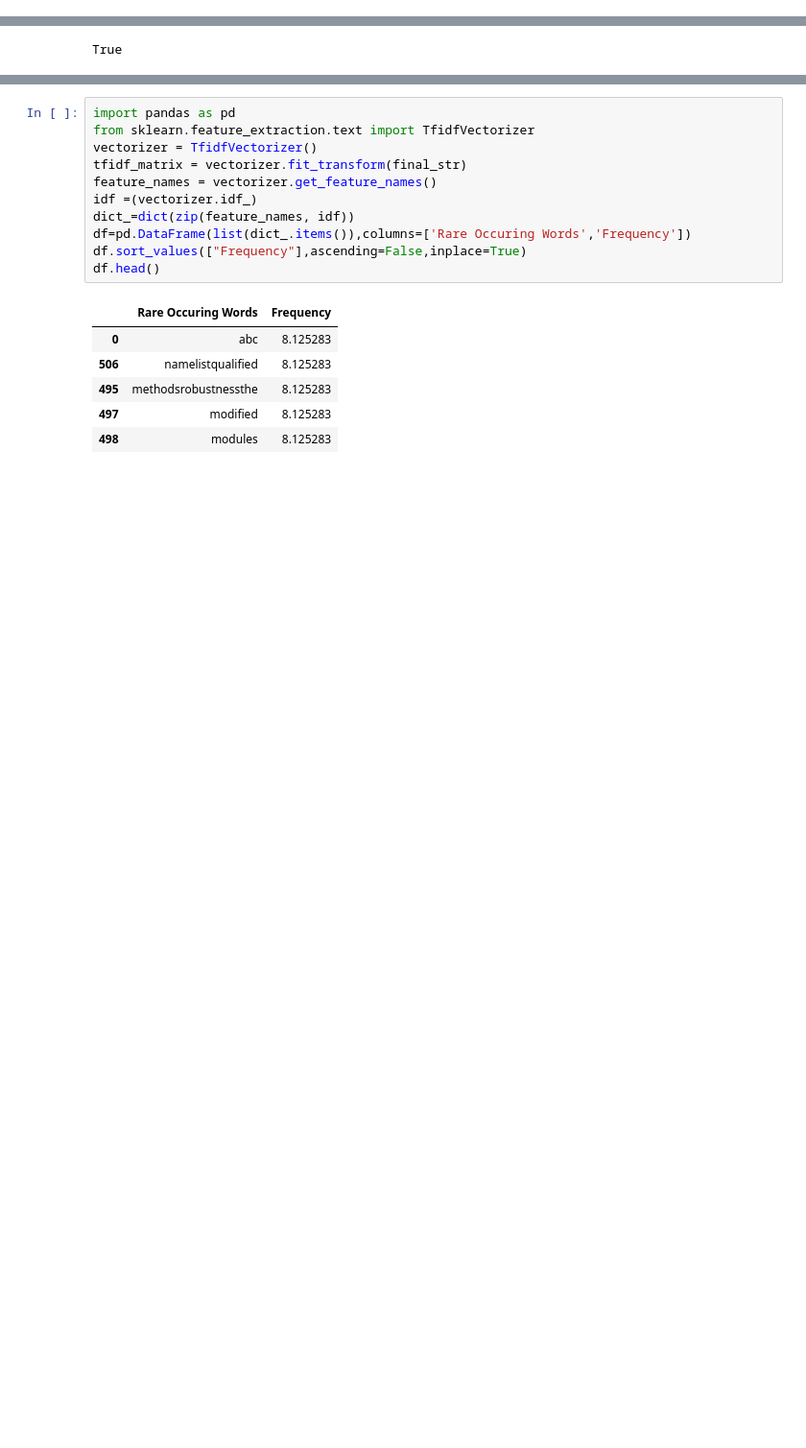
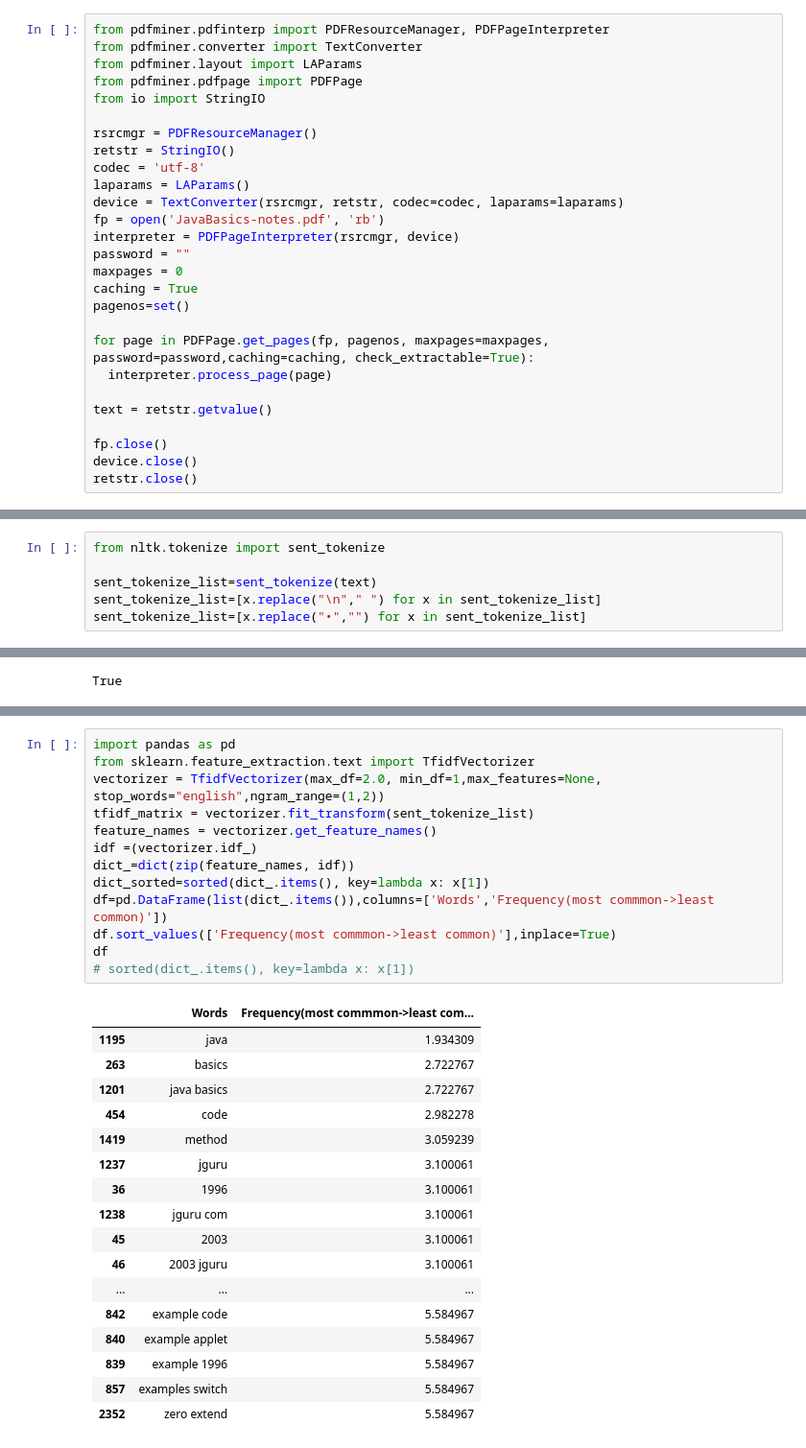
Before and after one commit to tanmaypandey7/Java-e-Book-NLP-Analysis, a Jupyter notebook: Assignment_NLP.ipynb, the cells around one changed output, grey strips where cells are left out. Shown: that part at 96% size. Drawn from its saved outputs; the diff is of its cells as text; blank space fills up the shorter version.

```diff
--- a/Assignment_NLP.ipynb
+++ b/Assignment_NLP.ipynb
@@ -39,3 +30,30 @@ for fn in uploaded.keys():
 [interactive output not drawn]
 Saving JavaBasics-notes.pdf to JavaBasics-notes.pdf
 User uploaded file "JavaBasics-notes.pdf" with length 321459 bytes
+# %%
+from pdfminer.pdfinterp import PDFResourceManager, PDFPageInterpreter
+from pdfminer.converter import TextConverter
+from pdfminer.layout import LAParams
+from pdfminer.pdfpage import PDFPage
+from io import StringIO
+
+rsrcmgr = PDFResourceManager()
+retstr = StringIO()
+codec = 'utf-8'
+laparams = LAParams()
+device = TextConverter(rsrcmgr, retstr, codec=codec, laparams=laparams)
+fp = open('JavaBasics-notes.pdf', 'rb')
+interpreter = PDFPageInterpreter(rsrcmgr, device)
+password = ""
+maxpages = 0
+caching = True
+pagenos=set()
+
+for page in PDFPage.get_pages(fp, pagenos, maxpages=maxpages, password=password,caching=caching, check_extractable=True):
+  interpreter.process_page(page)
+
+text = retstr.getvalue()
+
+fp.close()
+device.close()
+retstr.close()
@@ -42 +64,7 @@ User uploaded file "JavaBasics-notes.pdf" with length 321459 bytes
+# %%
+from nltk.tokenize import sent_tokenize
+
+sent_tokenize_list=sent_tokenize(text)
+sent_tokenize_list=[x.replace("\n"," ") for x in sent_tokenize_list]
+sent_tokenize_list=[x.replace("•","") for x in sent_tokenize_list]
 # %%
@@ -116,18 +134,31 @@ final_str[:10]
 # %%
 import pandas as pd
 from sklearn.feature_extraction.text import TfidfVectorizer
-vectorizer = TfidfVectorizer()
-tfidf_matrix = vectorizer.fit_transform(final_str)
+vectorizer = TfidfVectorizer(max_df=2.0, min_df=1,max_features=None, stop_words="english",ngram_range=(1,2))
+tfidf_matrix = vectorizer.fit_transform(sent_tokenize_list)
 feature_names = vectorizer.get_feature_names()
 idf =(vectorizer.idf_)
 dict_=dict(zip(feature_names, idf))
-df=pd.DataFrame(list(dict_.items()),columns=['Rare Occuring Words','Frequency'])
-df.sort_values(["Frequency"],ascending=False,inplace=True)
-df.head()
+dict_sorted=sorted(dict_.items(), key=lambda x: x[1])
+df=pd.DataFrame(list(dict_.items()),columns=['Words','Frequency(most commmon->least common)'])
+df.sort_values(['Frequency(most commmon->least common)'],inplace=True)
+df
+# sorted(dict_.items(), key=lambda x: x[1])
 # %% [output]
-|  | Rare Occuring Words | Frequency |
-| 0 | abc | 8.125283 |
-| 506 | namelistqualified | 8.125283 |
-| 495 | methodsrobustnessthe | 8.125283 |
-| 497 | modified | 8.125283 |
-| 498 | modules | 8.125283 |
+|  | Words | Frequency(most commmon->least com... |
+| 1195 | java | 1.934309 |
+| 263 | basics | 2.722767 |
+| 1201 | java basics | 2.722767 |
+| 454 | code | 2.982278 |
+| 1419 | method | 3.059239 |
+| 1237 | jguru | 3.100061 |
+| 36 | 1996 | 3.100061 |
+| 1238 | jguru com | 3.100061 |
+| 45 | 2003 | 3.100061 |
+| 46 | 2003 jguru | 3.100061 |
+| ... | ... | ... |
+| 842 | example code | 5.584967 |
+| 840 | example applet | 5.584967 |
+| 839 | example 1996 | 5.584967 |
+| 857 | examples switch | 5.584967 |
+| 2352 | zero extend | 5.584967 |
```
Also changed, not shown: parts of 14 cells of this notebook.
